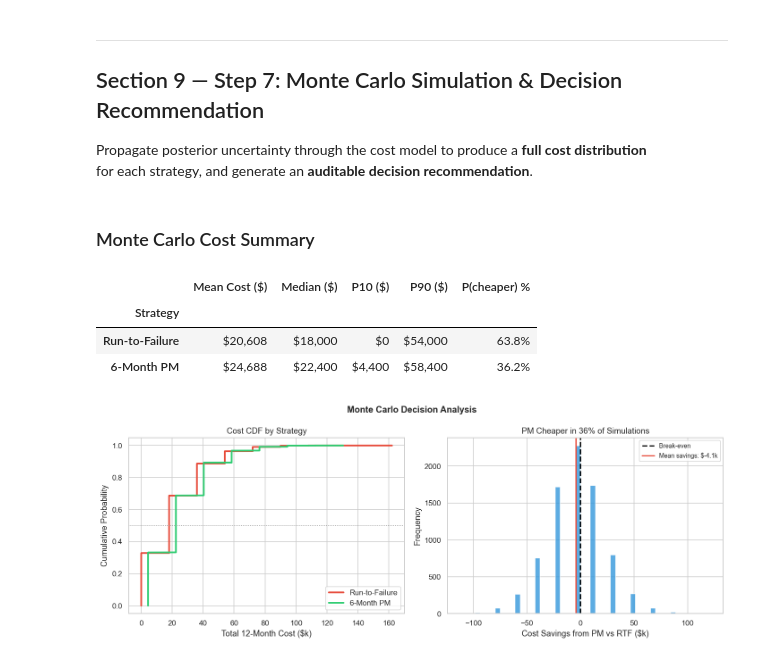
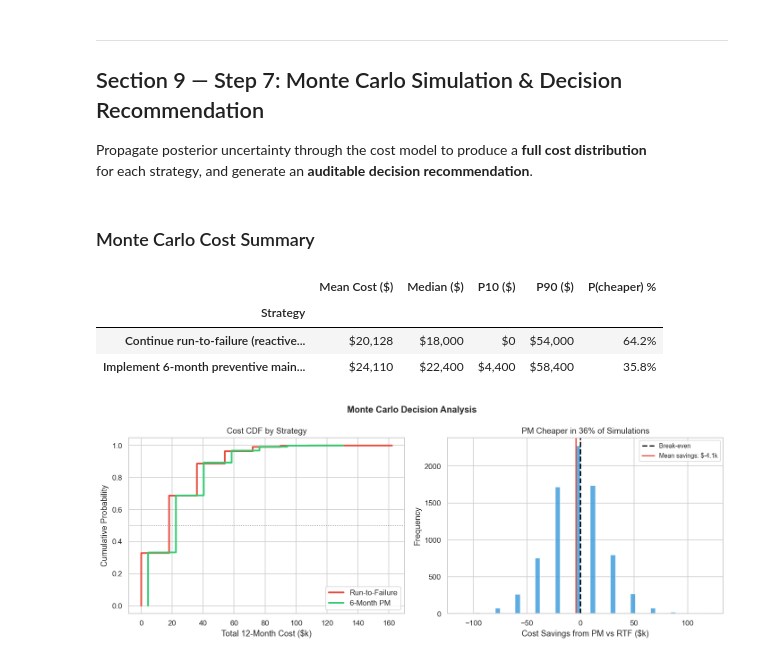
Before and after one commit to KirtisChristensen/AIE---Bayesian-Template-Tutorial, a Jupyter notebook: llm_bayesian_reliability_tool_working_copy.ipynb, the cells around one changed output. Cells and saved outputs as stored; diff of their text form; code cells hidden in the pictures.

Commit message:
Refactor Section 9 decision visualization workflow

```diff
--- a/llm_bayesian_reliability_tool_working_copy.ipynb
+++ b/llm_bayesian_reliability_tool_working_copy.ipynb
@@ -2794,45 +2974,11 @@ Section8_Step5b_Plot_Bayesian_DAG()
 Propagate posterior uncertainty through the cost model to produce a **full cost distribution**
 for each strategy, and generate an **auditable decision recommendation**.
 # %%
-# ── MONTE CARLO COST PROPAGATION ───────────────────────────────────────────────
-# Draw lambda samples from PyMC posterior trace
-
-lambda_posterior_samples = trace.posterior["lambda_rate"].values.flatten()
-N = len(lambda_posterior_samples)
-rng2 = np.random.default_rng(seed=99)
-
-# Simulate failure counts under each strategy
-k_rtf  = rng2.poisson(lambda_posterior_samples * HORIZON)
-k_pm   = rng2.poisson(lambda_posterior_samples * PM_CYCLE * N_PM)
-
-# Total cost
-total_cost_rtf = k_rtf * C_FAIL
-total_cost_pm  = (N_PM * C_PM) + k_pm * C_FAIL
-
-# Summary statistics
-results = pd.DataFrame({
-    "Strategy":     ["Run-to-Failure", "6-Month PM"],
-    "Mean Cost ($)": [np.mean(total_cost_rtf), np.mean(total_cost_pm)],
-    "Median ($)":   [np.median(total_cost_rtf), np.median(total_cost_pm)],
-    "P10 ($)":      [np.percentile(total_cost_rtf, 10), np.percentile(total_cost_pm, 10)],
-    "P90 ($)":      [np.percentile(total_cost_rtf, 90), np.percentile(total_cost_pm, 90)],
-    "P(cheaper) %": [
-        np.mean(total_cost_rtf < total_cost_pm) * 100,
-        np.mean(total_cost_pm  < total_cost_rtf) * 100
-    ]
-})
-results = results.set_index("Strategy")
-dollar_cols = ["Mean Cost ($)", "Median ($)", "P10 ($)", "P90 ($)"]
-for col in dollar_cols:
-    results[col] = results[col].map(lambda v: f"${v:,.0f}")
-results["P(cheaper) %"] = results["P(cheaper) %"].map(lambda v: f"{v:.1f}%")
-
-display(Markdown("### Monte Carlo Cost Summary"))
-display(results)
+Section9_Step7_Compute_Monte_Carlo()
 # %% [output]
 ### Monte Carlo Cost Summary
 |  | Mean Cost ($) | Median ($) | P10 ($) | P90 ($) | P(cheaper) % |
 | Strategy |  |  |  |  |  |
-| Run-to-Failure | $20,608 | $18,000 | $0 | $54,000 | 63.8% |
-| 6-Month PM | $24,688 | $22,400 | $4,400 | $58,400 | 36.2% |
+| Continue run-to-failure (reactive... | $20,128 | $18,000 | $0 | $54,000 | 64.2% |
+| Implement 6-month preventive main... | $24,110 | $22,400 | $4,400 | $58,400 | 35.8% |
 # %%
```
Also changed, not shown: parts of 3 cells of this notebook.
